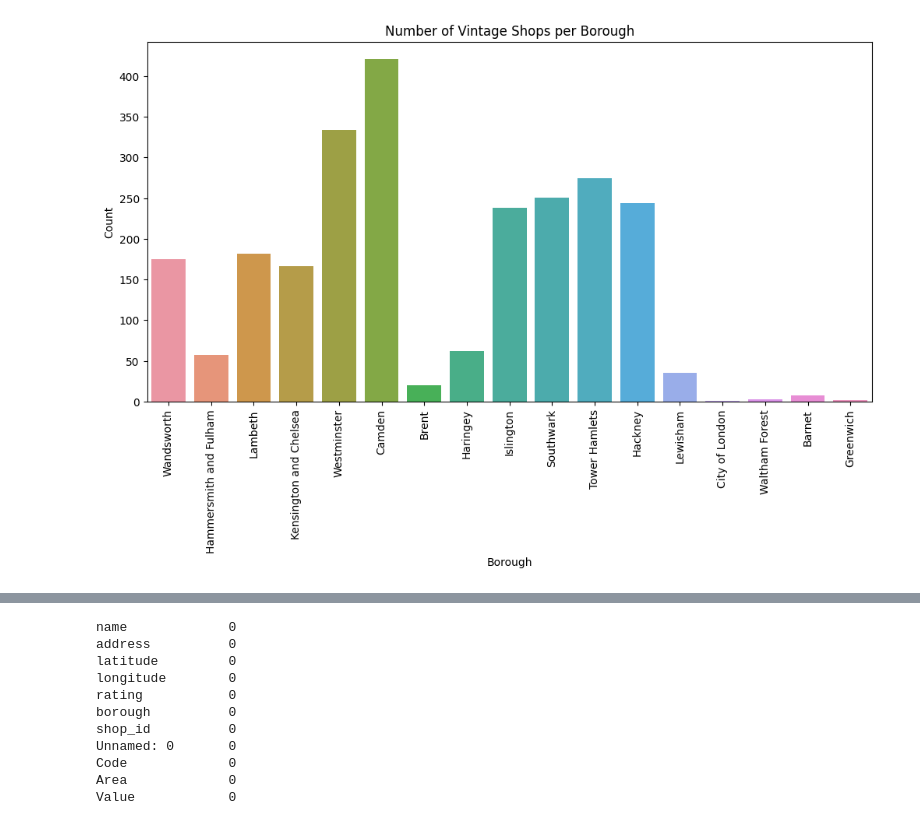
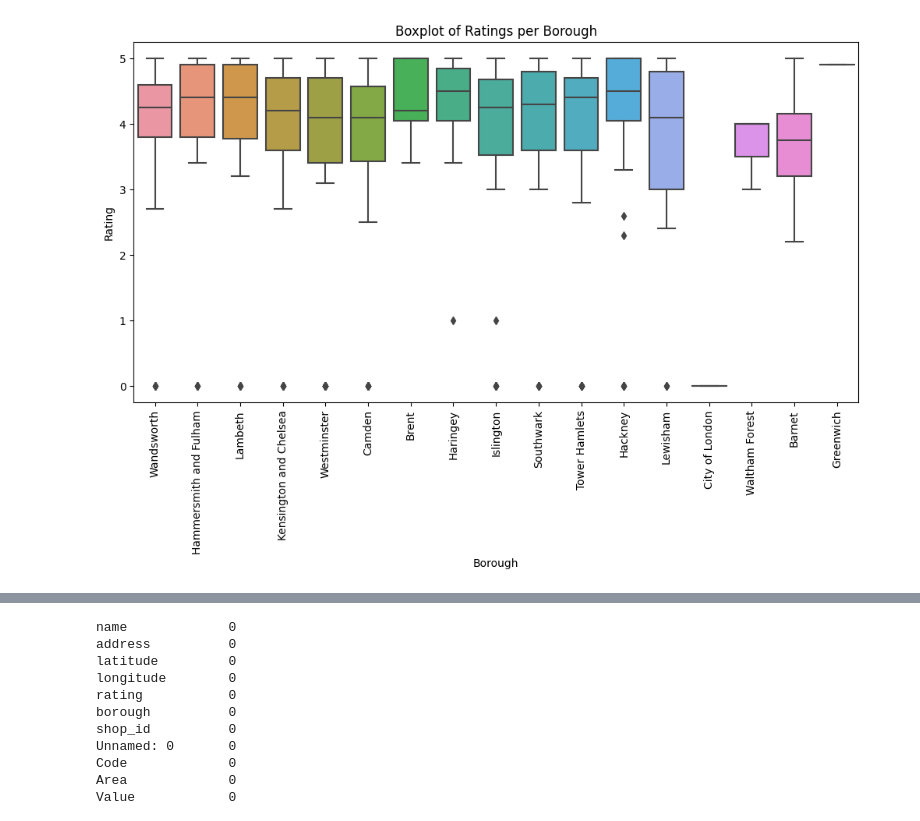
Before and after one commit to AndriiDS/londons_fashionable_finds, a Jupyter notebook: 03_Feature_Engineering/01_feature_engineering.ipynb, the cells around one changed output, grey strips where cells are left out. Cells and saved outputs as stored; diff of their text form; code cells hidden in the pictures.

```diff
--- a/03_Feature_Engineering/01_feature_engineering.ipynb
+++ b/03_Feature_Engineering/01_feature_engineering.ipynb
@@ -9,4 +9,4 @@ print(os.getcwd())
 # %%
 os.chdir('/Users/andrii/Documents/londons_fashionable_finds')
 # %%
-vintage_shops = pd.read_csv('02_Data_preprocessing/merged_vintage_shops_data.csv')
+shops = pd.read_csv('02_Data_preprocessing/merged_shops_data.csv')
@@ -81,11 +75,11 @@ plt.show()
 # %%
-# Number of vintage shops per borough:
+# Boxplot of ratings per borough
 plt.figure(figsize=(12, 6))
-sns.countplot(data=vintage_shops, x='borough')
-plt.title('Number of Vintage Shops per Borough')
+sns.boxplot(data=shops, x='borough', y='rating')
+plt.title('Boxplot of Ratings per Borough')
 plt.xlabel('Borough')
-plt.ylabel('Count')
+plt.ylabel('Rating')
 plt.xticks(rotation=90)
 plt.show()
 # %% [output]
-[figure, old version]
+[figure, new version]
```
Also changed, not shown: parts of 29 cells of this notebook, 6 other files.
